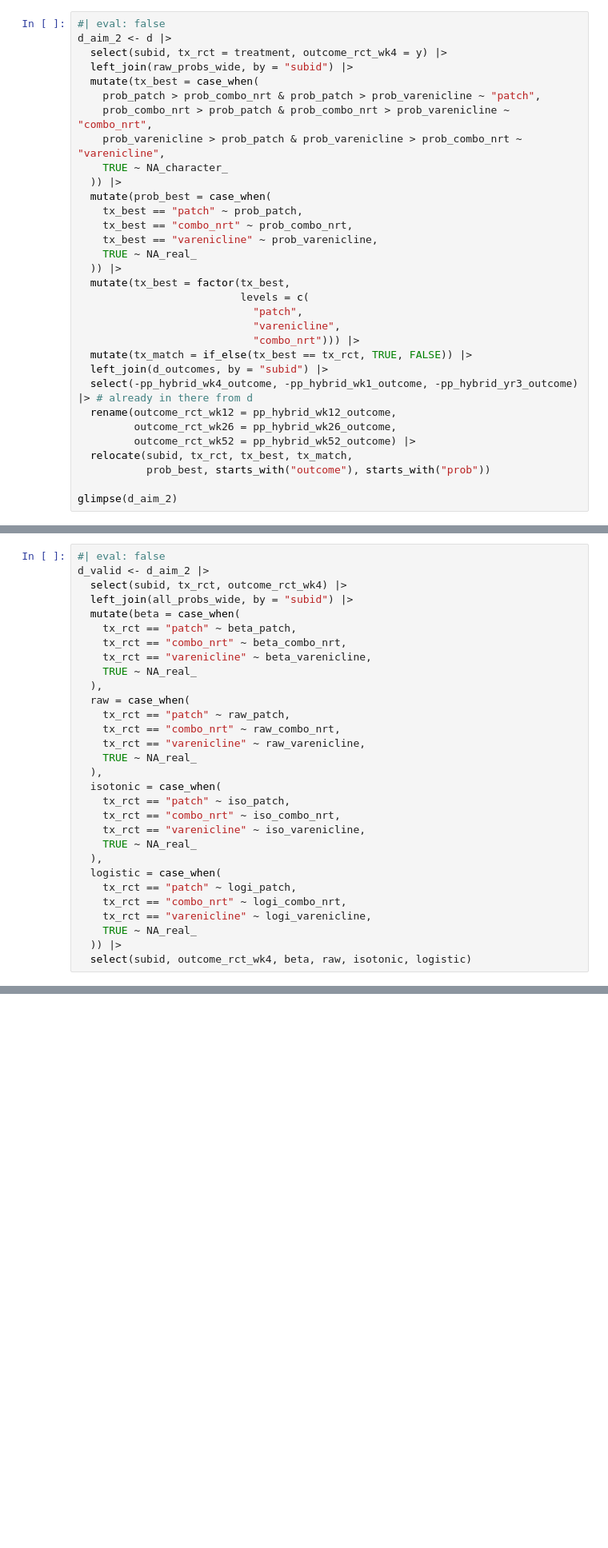
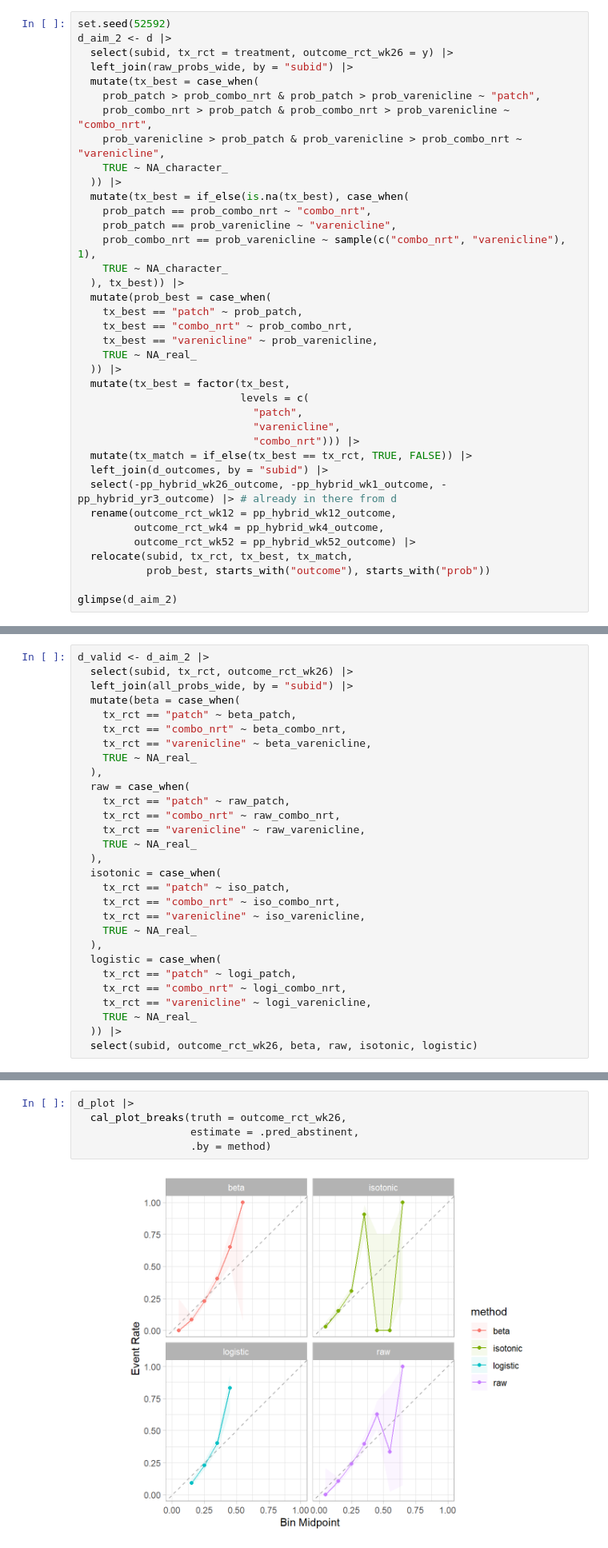
Before and after one commit to jjcurtin/study_match, a Jupyter notebook: notebooks/fit_final_model_26wk.embed.ipynb, the cells around one changed output, grey strips where cells are left out. Shown at 80% size. Drawn from its saved outputs; the diff is of its cells as text; blank space fills up the shorter version.

```diff
--- a/notebooks/fit_final_model_26wk.embed.ipynb
+++ b/notebooks/fit_final_model_26wk.embed.ipynb
@@ -312,9 +287,9 @@ glimpse(raw_probs_wide)
 # %% [markdown]
 Join with d & create new variables
 # %%
-#| eval: false
+set.seed(52592)
 d_aim_2 <- d |>
-  select(subid, tx_rct = treatment, outcome_rct_wk4 = y) |>
+  select(subid, tx_rct = treatment, outcome_rct_wk26 = y) |>
   left_join(raw_probs_wide, by = "subid") |>
   mutate(tx_best = case_when(
     prob_patch > prob_combo_nrt & prob_patch > prob_varenicline ~ "patch",
@@ -322,6 +297,12 @@ d_aim_2 <- d |>
     prob_varenicline > prob_patch & prob_varenicline > prob_combo_nrt ~ "varenicline",
     TRUE ~ NA_character_
   )) |>
+  mutate(tx_best = if_else(is.na(tx_best), case_when(
+    prob_patch == prob_combo_nrt ~ "combo_nrt",
+    prob_patch == prob_varenicline ~ "varenicline",
+    prob_combo_nrt == prob_varenicline ~ sample(c("combo_nrt", "varenicline"), 1),
+    TRUE ~ NA_character_
+  ), tx_best)) |>
   mutate(prob_best = case_when(
     tx_best == "patch" ~ prob_patch,
     tx_best == "combo_nrt" ~ prob_combo_nrt,
@@ -335,9 +316,9 @@ d_aim_2 <- d |>
                             "combo_nrt"))) |>
   mutate(tx_match = if_else(tx_best == tx_rct, TRUE, FALSE)) |>
   left_join(d_outcomes, by = "subid") |>
-  select(-pp_hybrid_wk4_outcome, -pp_hybrid_wk1_outcome, -pp_hybrid_yr3_outcome) |> # already in there from d
+  select(-pp_hybrid_wk26_outcome, -pp_hybrid_wk1_outcome, -pp_hybrid_yr3_outcome) |> # already in there from d
   rename(outcome_rct_wk12 = pp_hybrid_wk12_outcome,
-         outcome_rct_wk26 = pp_hybrid_wk26_outcome,
+         outcome_rct_wk4 = pp_hybrid_wk4_outcome,
          outcome_rct_wk52 = pp_hybrid_wk52_outcome) |>
   relocate(subid, tx_rct, tx_best, tx_match,
            prob_best, starts_with("outcome"), starts_with("prob"))
@@ -387,9 +387,8 @@ all_probs_wide <- probs |>
 # %% [markdown]
 Set up validity check data
 # %%
-#| eval: false
 d_valid <- d_aim_2 |>
-  select(subid, tx_rct, outcome_rct_wk4) |>
+  select(subid, tx_rct, outcome_rct_wk26) |>
   left_join(all_probs_wide, by = "subid") |>
   mutate(beta = case_when(
     tx_rct == "patch" ~ beta_patch,
@@ -415,7 +414,7 @@ d_valid <- d_aim_2 |>
     tx_rct == "varenicline" ~ logi_varenicline,
     TRUE ~ NA_real_
   )) |>
-  select(subid, outcome_rct_wk4, beta, raw, isotonic, logistic)
+  select(subid, outcome_rct_wk26, beta, raw, isotonic, logistic)
 # %% [markdown]
 Compare mean abstinence from RCT to predicted probabilities for RCT tx across calibrations
 # %%
@@ -458,0 +448,7 @@ Raw probabilities appear the most well-calibrated: best aligned with diagonal li
+# %%
+d_plot |>
+  cal_plot_breaks(truth = outcome_rct_wk26,
+                  estimate = .pred_abstinent,
+                  .by = method)
+# %% [output]
+[figure, added]
```
Also changed, not shown: parts of 30 cells of this notebook, 15 other files.
